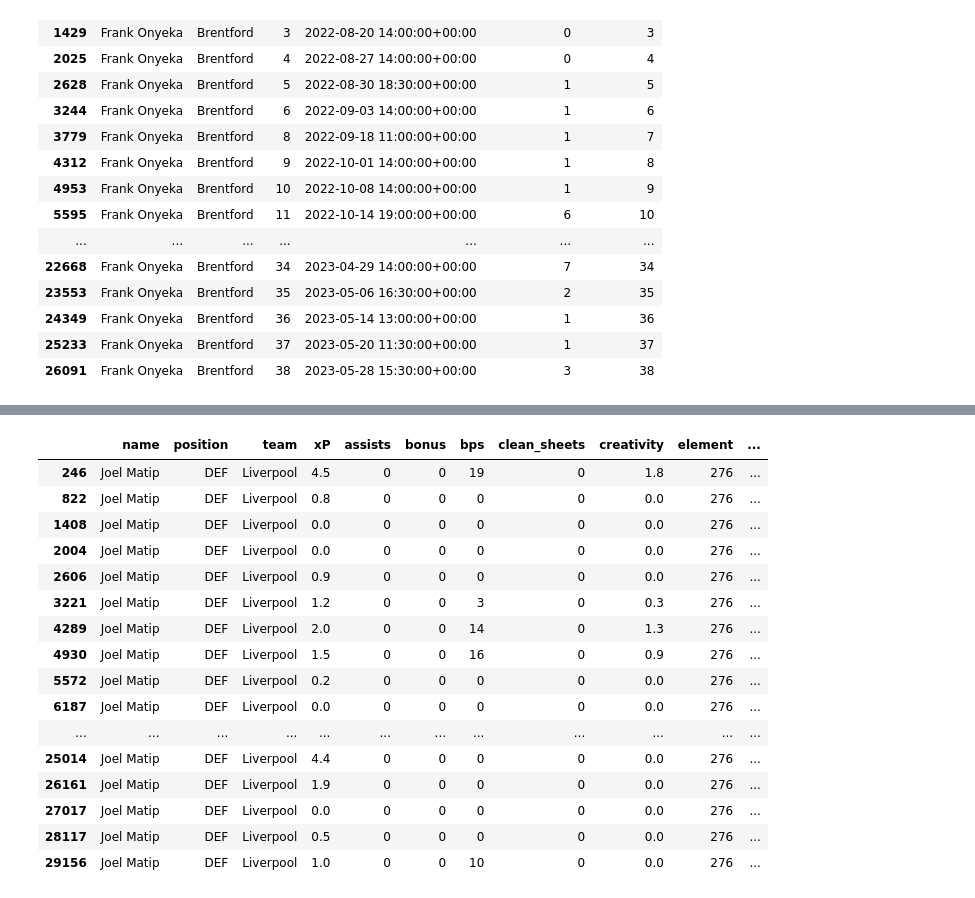
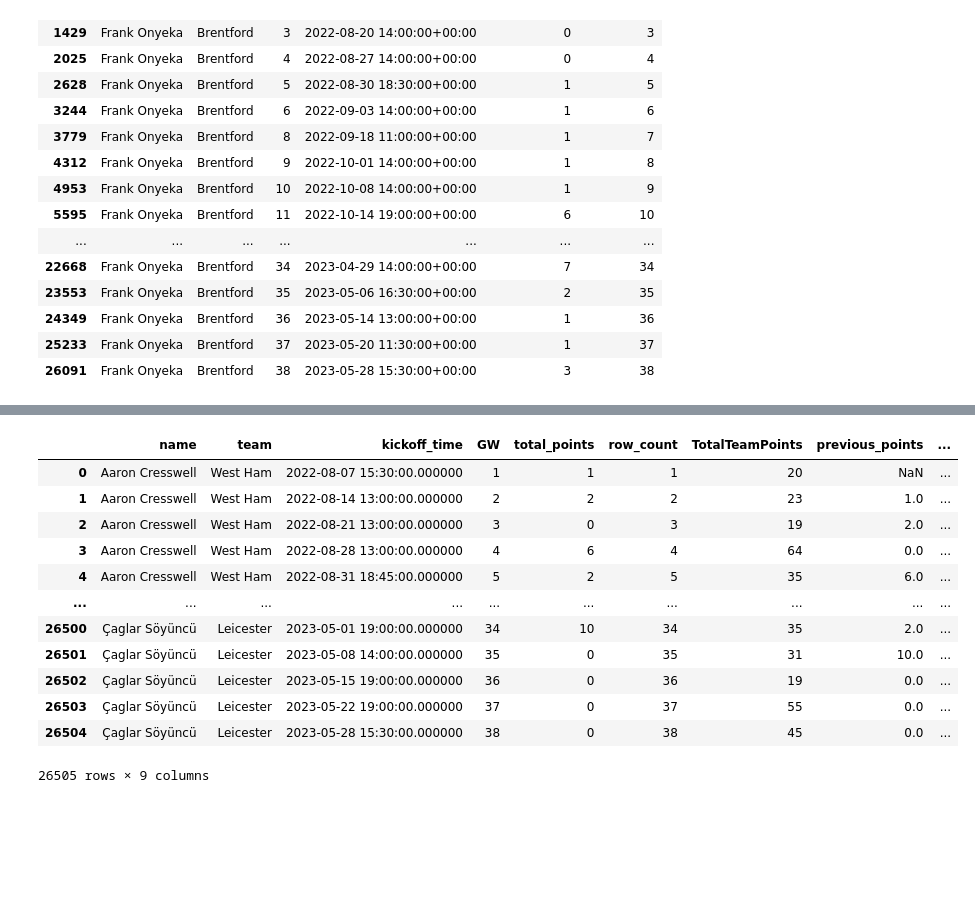
Before and after one commit to WayneQwele/FPLBayesianPoissonRegression, a Jupyter notebook: data_cleaning.ipynb, the cells around one changed output, grey strips where cells are left out. Drawn from its saved outputs; the diff is of its cells as text; code cells hidden in the pictures; blank space fills up the shorter version.

```diff
--- a/data_cleaning.ipynb
+++ b/data_cleaning.ipynb
@@ -218,59 +267,60 @@ game_subset.query("name == 'Frank Onyeka'")
 # %%
-# this is why SQL is still used!
+
 # we want to create a previous total_point from the last game to be used as prediction input for our model.
+# this is only past performance information to be used as inference for the next game at hand.
 
-import pandasql as ps
 
-query = """
+past_game_info_sql = """
 SELECT
     a.name,
     a.team,
     a.kickoff_time,
     a.GW,
     a.total_points,
     a.row_count,
-    b.total_points as previous_points
+    a.TotalTeamPoints,
+    b.total_points as previous_points,
+    b.TotalTeamPoints as previous_TotalTeamPoints
+
 FROM
-    game_subset a
+    game_subset_total_team_points_df a
 LEFT JOIN
-    game_subset b
+    game_subset_total_team_points_df b
 ON
     a.name = b.name
     AND a.team = b.team
     AND a.kickoff_time > b.kickoff_time
     AND a.row_count-b.row_count <=1
 ORDER BY
     a.name,
     a.team,
     a.kickoff_time,
     b.GW
 """
 
 # Execute the query using pandasql
-result = ps.sqldf(query, locals())
+result = ps.sqldf(past_game_info_sql, locals())
+
+result
+# %% [output]
+|  | name | team | kickoff_time | GW | total_points | row_count | TotalTeamPoints | previous_points | ... |
+| 0 | Aaron Cresswell | West Ham | 2022-08-07 15:30:00.000000 | 1 | 1 | 1 | 20 | NaN | ... |
+| 1 | Aaron Cresswell | West Ham | 2022-08-14 13:00:00.000000 | 2 | 2 | 2 | 23 | 1.0 | ... |
+| 2 | Aaron Cresswell | West Ham | 2022-08-21 13:00:00.000000 | 3 | 0 | 3 | 19 | 2.0 | ... |
+| 3 | Aaron Cresswell | West Ham | 2022-08-28 13:00:00.000000 | 4 | 6 | 4 | 64 | 0.0 | ... |
+| 4 | Aaron Cresswell | West Ham | 2022-08-31 18:45:00.000000 | 5 | 2 | 5 | 35 | 6.0 | ... |
+| ... | ... | ... | ... | ... | ... | ... | ... | ... | ... |
+| 26500 | Çaglar Söyüncü | Leicester | 2023-05-01 19:00:00.000000 | 34 | 10 | 34 | 35 | 2.0 | ... |
+| 26501 | Çaglar Söyüncü | Leicester | 2023-05-08 14:00:00.000000 | 35 | 0 | 35 | 31 | 10.0 | ... |
+| 26502 | Çaglar Söyüncü | Leicester | 2023-05-15 19:00:00.000000 | 36 | 0 | 36 | 19 | 0.0 | ... |
+| 26503 | Çaglar Söyüncü | Leicester | 2023-05-22 19:00:00.000000 | 37 | 0 | 37 | 55 | 0.0 | ... |
+| 26504 | Çaglar Söyüncü | Leicester | 2023-05-28 15:30:00.000000 | 38 | 0 | 38 | 45 | 0.0 | ... |
+26505 rows × 9 columns
 # %%
-# Joining the game DataFrame with result to add the 'row_count' and 'previous_points' columns
-game_two = pd.merge(game, result[['name', 'team', 'GW','row_count', 'previous_points']],
+# Joining the game DataFrame with result to add the 'row_count' and 'previous_points' and 'previous_TotalTeamPoints' columns
+game_two = pd.merge(game, result[['name', 'team', 'GW','row_count', 'previous_points','previous_TotalTeamPoints']],
                     on=['name', 'team','GW'],
                     how='left')
-# %% [output]
-|  | name | position | team | xP | assists | bonus | bps | clean_sheets | creativity | element | ... |
-| 246 | Joel Matip | DEF | Liverpool | 4.5 | 0 | 0 | 19 | 0 | 1.8 | 276 | ... |
-| 822 | Joel Matip | DEF | Liverpool | 0.8 | 0 | 0 | 0 | 0 | 0.0 | 276 | ... |
-| 1408 | Joel Matip | DEF | Liverpool | 0.0 | 0 | 0 | 0 | 0 | 0.0 | 276 | ... |
-| 2004 | Joel Matip | DEF | Liverpool | 0.0 | 0 | 0 | 0 | 0 | 0.0 | 276 | ... |
-| 2606 | Joel Matip | DEF | Liverpool | 0.9 | 0 | 0 | 0 | 0 | 0.0 | 276 | ... |
-| 3221 | Joel Matip | DEF | Liverpool | 1.2 | 0 | 0 | 3 | 0 | 0.3 | 276 | ... |
-| 4289 | Joel Matip | DEF | Liverpool | 2.0 | 0 | 0 | 14 | 0 | 1.3 | 276 | ... |
-| 4930 | Joel Matip | DEF | Liverpool | 1.5 | 0 | 0 | 16 | 0 | 0.9 | 276 | ... |
-| 5572 | Joel Matip | DEF | Liverpool | 0.2 | 0 | 0 | 0 | 0 | 0.0 | 276 | ... |
-| 6187 | Joel Matip | DEF | Liverpool | 0.0 | 0 | 0 | 0 | 0 | 0.0 | 276 | ... |
-| ... | ... | ... | ... | ... | ... | ... | ... | ... | ... | ... | ... |
-| 25014 | Joel Matip | DEF | Liverpool | 4.4 | 0 | 0 | 0 | 0 | 0.0 | 276 | ... |
-| 26161 | Joel Matip | DEF | Liverpool | 1.9 | 0 | 0 | 0 | 0 | 0.0 | 276 | ... |
-| 27017 | Joel Matip | DEF | Liverpool | 0.0 | 0 | 0 | 0 | 0 | 0.0 | 276 | ... |
-| 28117 | Joel Matip | DEF | Liverpool | 0.5 | 0 | 0 | 0 | 0 | 0.0 | 276 | ... |
-| 29156 | Joel Matip | DEF | Liverpool | 1.0 | 0 | 0 | 10 | 0 | 0.0 | 276 | ... |
 # %%
 #save file to be used by other notebooks
 # run this last!
```
Also changed, not shown: parts of 5 cells of this notebook, 4 other files.
